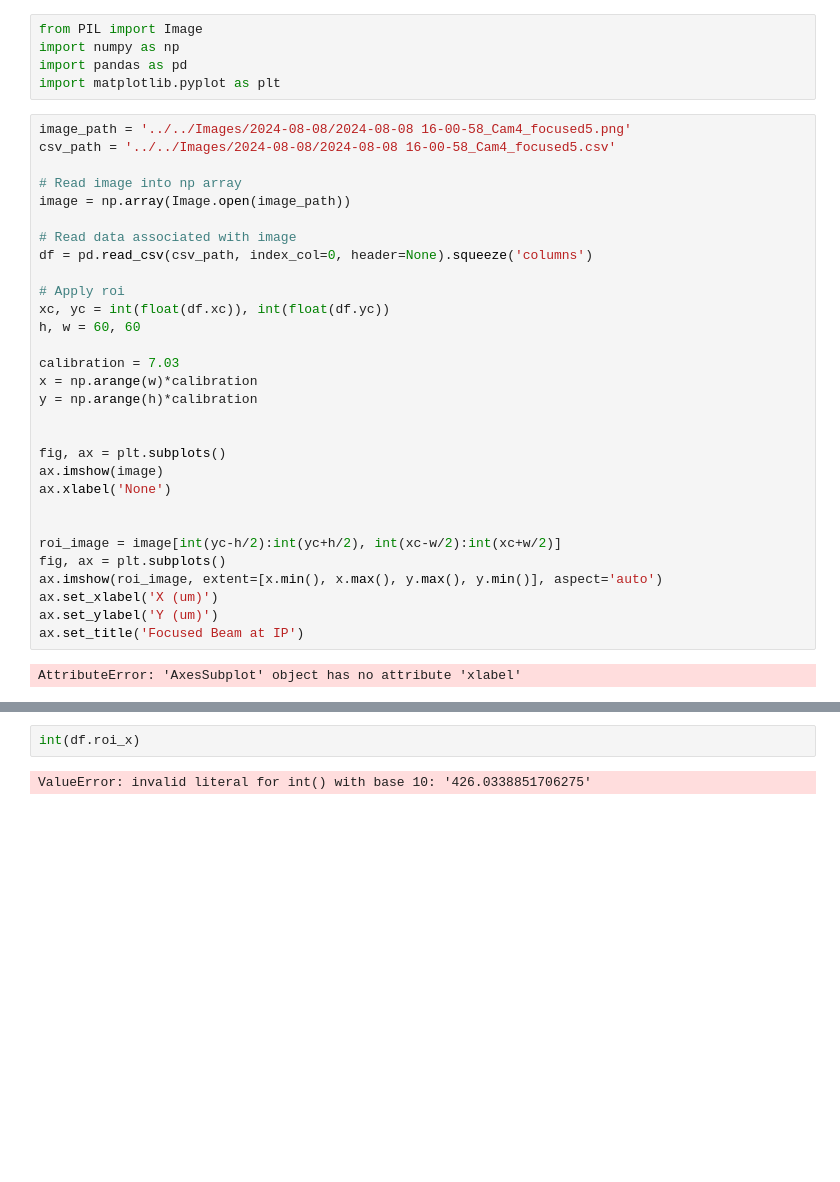
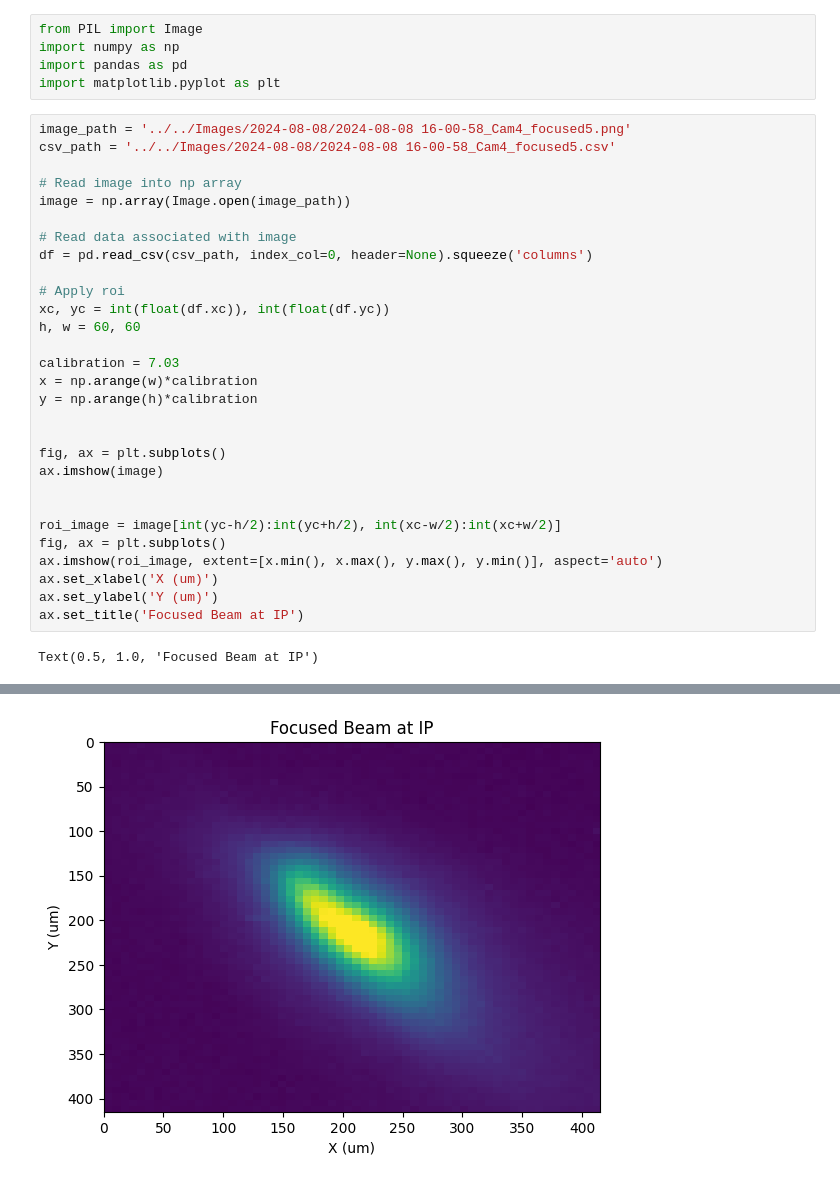
Before and after one commit to afisher000/Radiabeam, a Jupyter notebook: GRIT Operation/Analysis/Image Analysis/image_analysis.ipynb, the cells around one changed output, grey strips where cells are left out. Drawn from its saved outputs; the diff is of its cells as text; blank space fills up the shorter version.

```diff
--- a/GRIT Operation/Analysis/Image Analysis/image_analysis.ipynb
+++ b/GRIT Operation/Analysis/Image Analysis/image_analysis.ipynb
@@ -7,36 +7,32 @@ import matplotlib.pyplot as plt
 image_path = '../../Images/2024-08-08/2024-08-08 16-00-58_Cam4_focused5.png'
 csv_path = '../../Images/2024-08-08/2024-08-08 16-00-58_Cam4_focused5.csv'
 
 # Read image into np array
 image = np.array(Image.open(image_path))
 
 # Read data associated with image
 df = pd.read_csv(csv_path, index_col=0, header=None).squeeze('columns')
 
 # Apply roi
 xc, yc = int(float(df.xc)), int(float(df.yc))
 h, w = 60, 60
 
 calibration = 7.03
 x = np.arange(w)*calibration
 y = np.arange(h)*calibration
 
 
 fig, ax = plt.subplots()
 ax.imshow(image)
-ax.xlabel('None')
 
 
 roi_image = image[int(yc-h/2):int(yc+h/2), int(xc-w/2):int(xc+w/2)]
 fig, ax = plt.subplots()
 ax.imshow(roi_image, extent=[x.min(), x.max(), y.max(), y.min()], aspect='auto')
 ax.set_xlabel('X (um)')
 ax.set_ylabel('Y (um)')
 ax.set_title('Focused Beam at IP')
 # %% [output]
-AttributeError: 'AxesSubplot' object has no attribute 'xlabel'
+Text(0.5, 1.0, 'Focused Beam at IP')
 [figure]
+[figure, added]
-# %%
-int(df.roi_x)
-# %% [output]
-ValueError: invalid literal for int() with base 10: '426.0338851706275'
```
Also changed, not shown: 2 other files.
